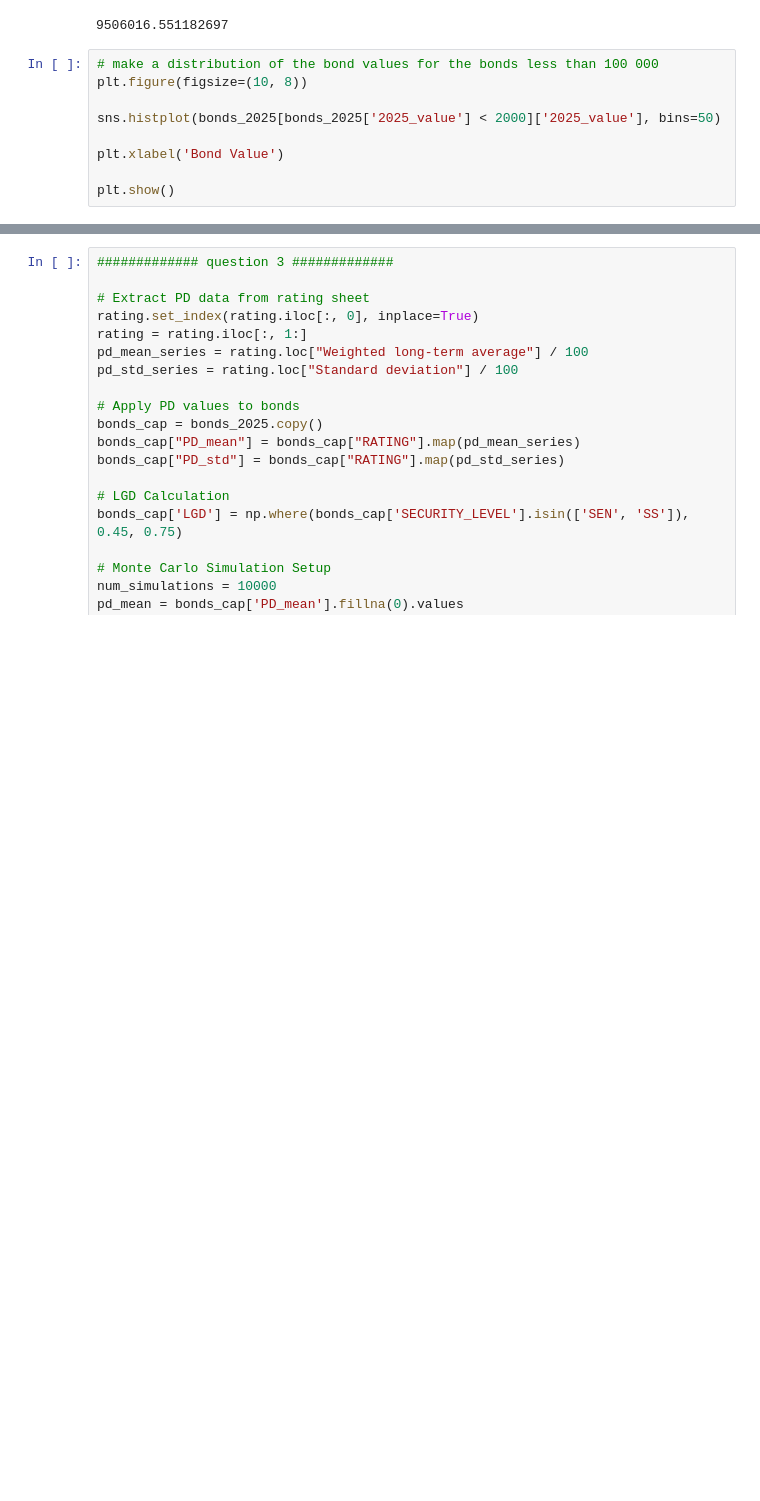
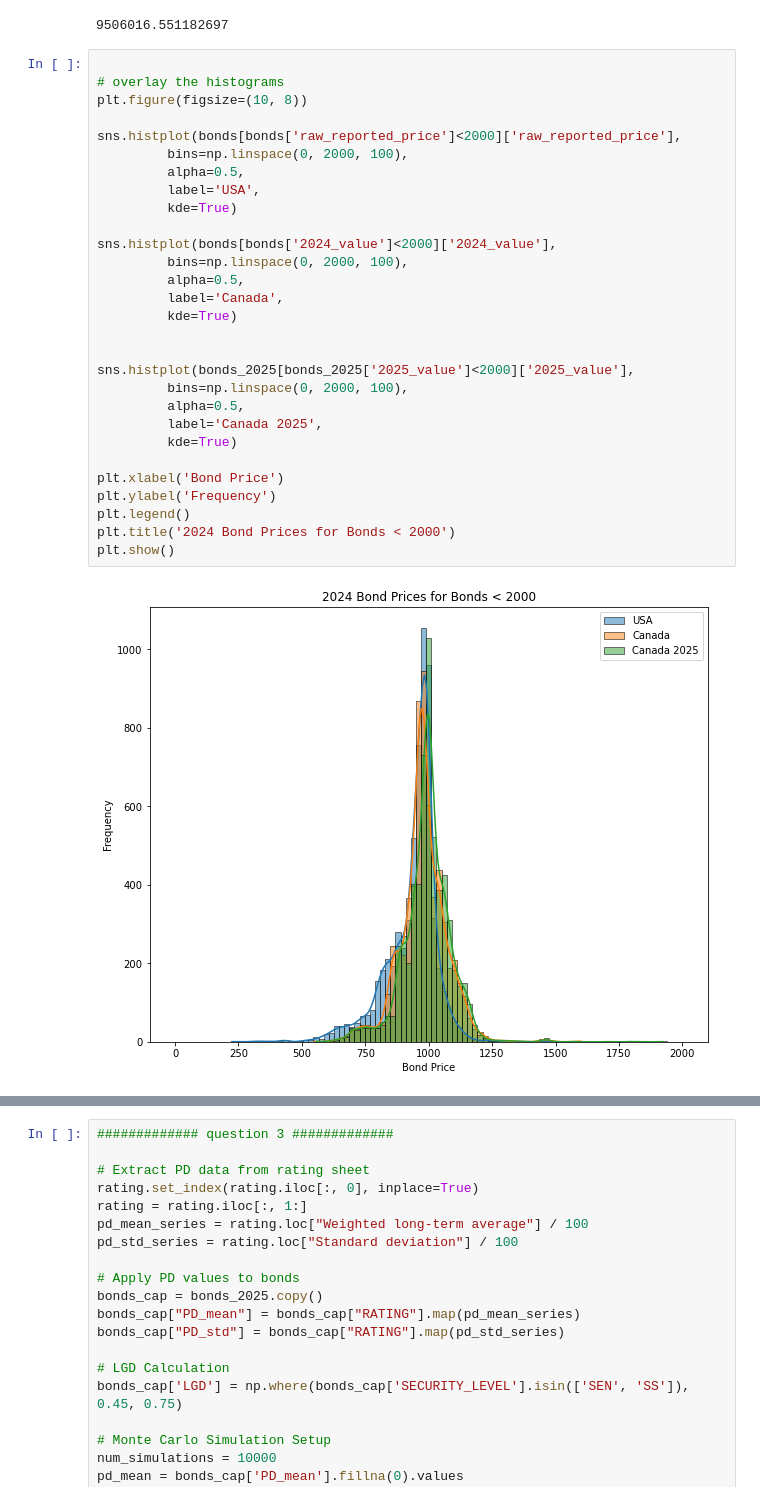
Before and after one commit to willseff/bond-pricing, a Jupyter notebook: bond_pricing.ipynb, the cells around one changed output, grey strips where cells are left out. Saved outputs shown, nothing was run; the diff lists cells and outputs as text; blank space fills up the shorter version.

```diff
--- a/bond_pricing.ipynb
+++ b/bond_pricing.ipynb
@@ -218,12 +248,34 @@ bonds_2025['years_to_maturity'] = bonds_2025.apply(lambda x : cashflows_and_year
 bonds_2025['2025_value'].sum()
 # %% [output]
 9506016.551182697
-# %%
-# make a distribution of the bond values for the bonds less than 100 000
-plt.figure(figsize=(10, 8))
-
-sns.histplot(bonds_2025[bonds_2025['2025_value'] < 2000]['2025_value'], bins=50)
-
-plt.xlabel('Bond Value')
-
-plt.show()
+# %%
+
+# overlay the histograms
+plt.figure(figsize=(10, 8))
+
+sns.histplot(bonds[bonds['raw_reported_price']<2000]['raw_reported_price'],
+         bins=np.linspace(0, 2000, 100),
+         alpha=0.5,
+         label='USA',
+         kde=True)
+
+sns.histplot(bonds[bonds['2024_value']<2000]['2024_value'],
+         bins=np.linspace(0, 2000, 100),
+         alpha=0.5,
+         label='Canada',
+         kde=True)
+
+
+sns.histplot(bonds_2025[bonds_2025['2025_value']<2000]['2025_value'],
+         bins=np.linspace(0, 2000, 100),
+         alpha=0.5,
+         label='Canada 2025',
+         kde=True)
+
+plt.xlabel('Bond Price')
+plt.ylabel('Frequency')
+plt.legend()
+plt.title('2024 Bond Prices for Bonds < 2000')
+plt.show()
+# %% [output]
+[figure, added]
```
Also changed, not shown: parts of 6 cells of this notebook.
